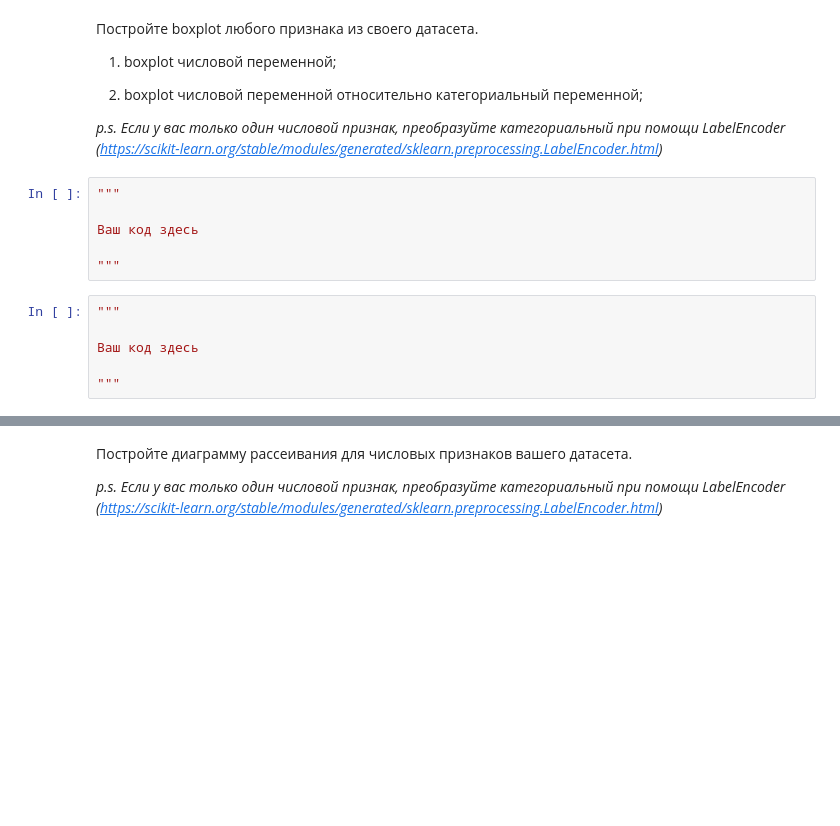
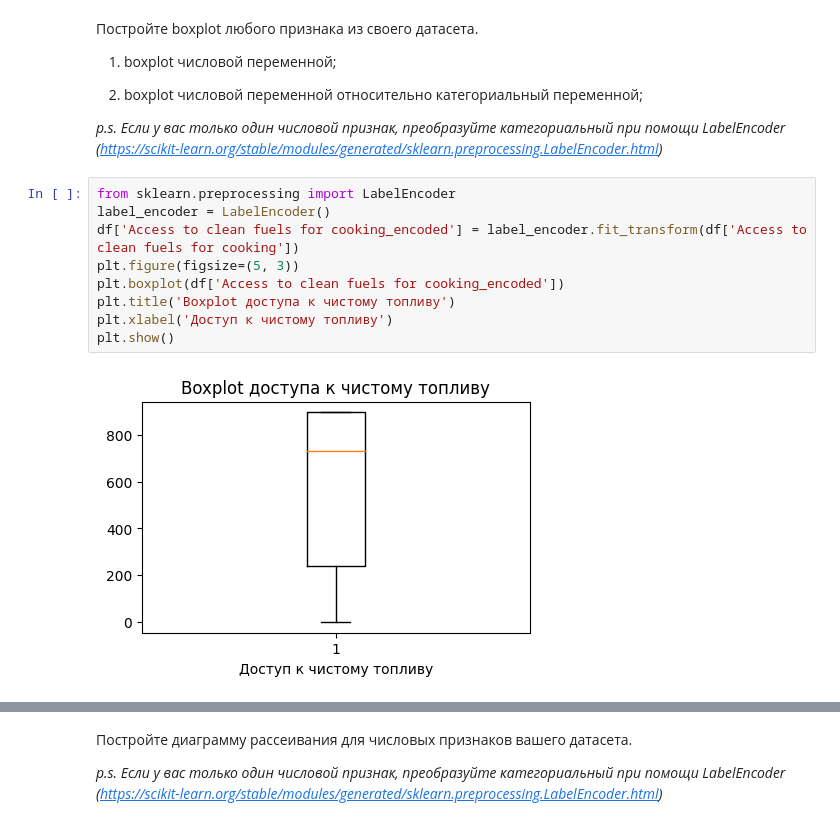
Before and after one commit to MaximRubbit2/-, a Jupyter notebook: Копия_блокнота_"Задание_2_ipynb".ipynb, the cells around one changed output, grey strips where cells are left out. Drawn from its saved outputs; the diff is of its cells as text; blank space fills up the shorter version.

```diff
--- a/Копия_блокнота_"Задание_2_ipynb".ipynb
+++ b/Копия_блокнота_"Задание_2_ipynb".ipynb
@@ -86,15 +152,14 @@ Example: видим, что среднее и отклонение различ
 2) boxplot числовой переменной относительно категориальный переменной;
 
 *p.s. Если у вас только один числовой признак, преобразуйте категориальный при помощи LabelEncoder (https://scikit-learn.org/stable/modules/generated/sklearn.preprocessing.LabelEncoder.html)*
-# %%
-"""
-
-Ваш код здесь
-
-"""
-# %%
-"""
-
-Ваш код здесь
-
-"""
+# %%
+from sklearn.preprocessing import LabelEncoder
+label_encoder = LabelEncoder()
+df['Access to clean fuels for cooking_encoded'] = label_encoder.fit_transform(df['Access to clean fuels for cooking'])
+plt.figure(figsize=(5, 3))
+plt.boxplot(df['Access to clean fuels for cooking_encoded'])
+plt.title('Boxplot доступа к чистому топливу')
+plt.xlabel('Доступ к чистому топливу')
+plt.show()
+# %% [output]
+[figure, added]
```
Also changed, not shown: parts of 38 cells of this notebook.
